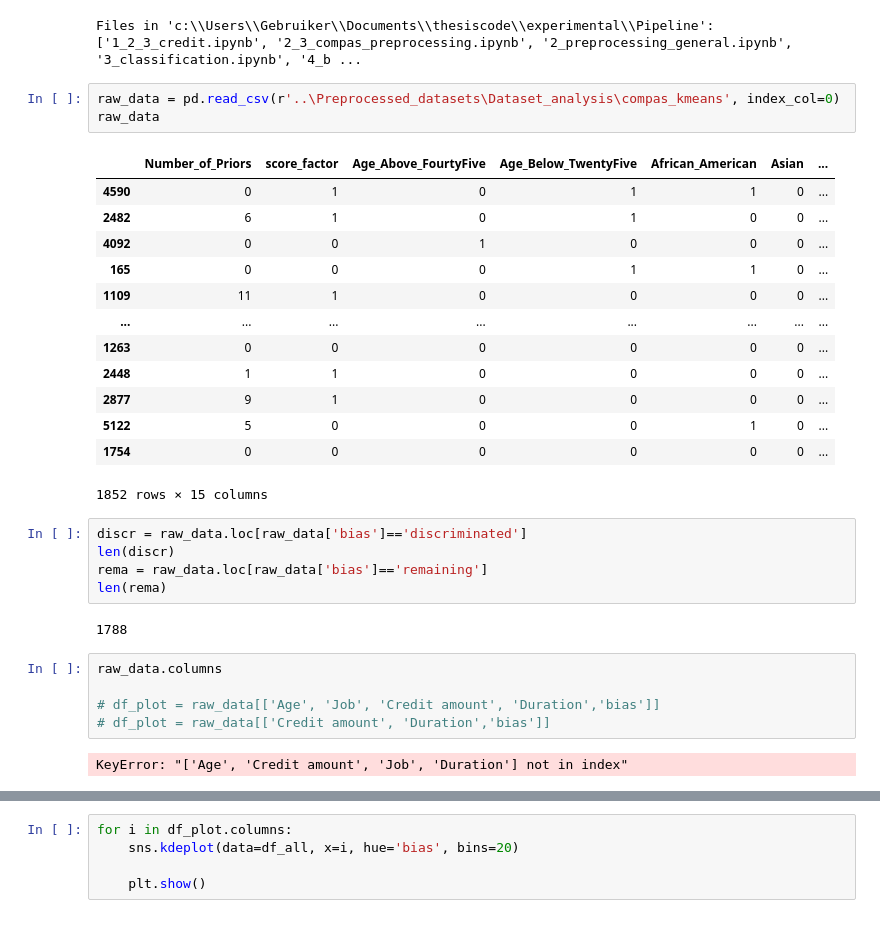
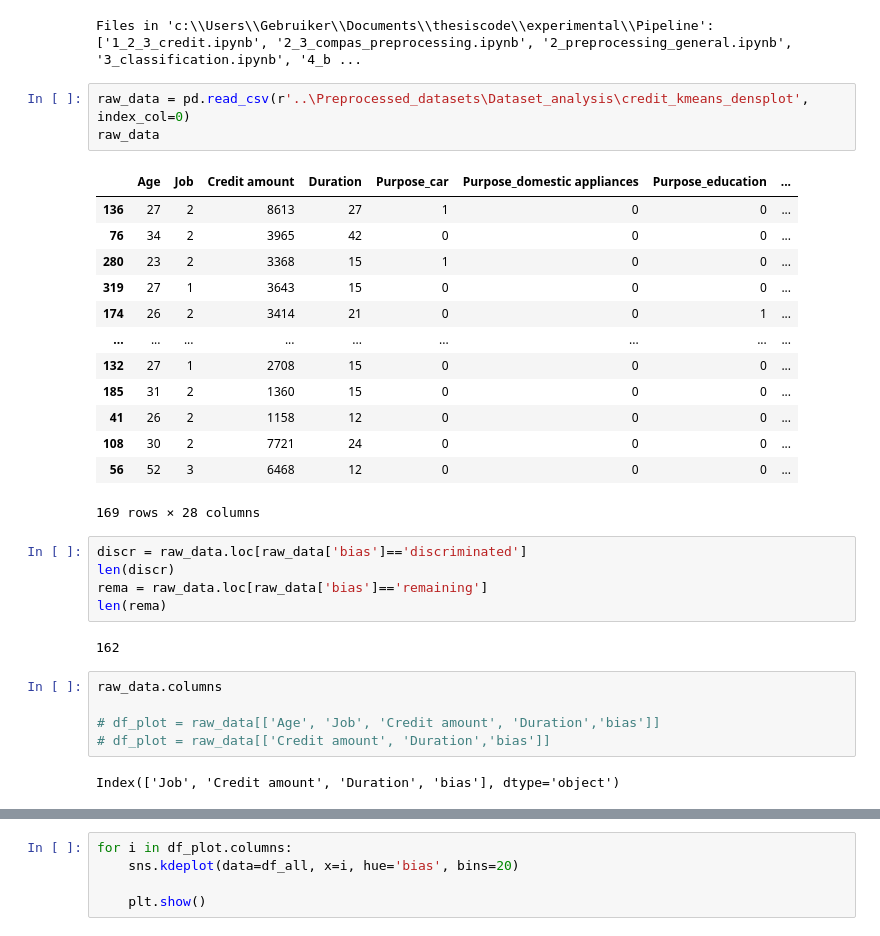
Before and after one commit to Sm2468/msc_thesis, a Jupyter notebook: Pipeline/make_plots.ipynb, the cells around one changed output, grey strips where cells are left out. Saved outputs shown, nothing was run; the diff lists cells and outputs as text.

```diff
--- a/Pipeline/make_plots.ipynb
+++ b/Pipeline/make_plots.ipynb
@@ -27,36 +27,36 @@ print("Files in %r: %s" % (cwd, files))
 # %% [output]
 Files in 'c:\\Users\\Gebruiker\\Documents\\thesiscode\\experimental\\Pipeline': ['1_2_3_credit.ipynb', '2_3_compas_preprocessing.ipynb', '2_preprocessing_general.ipynb', '3_classification.ipynb', '4_b ...
 # %%
-raw_data = pd.read_csv(r'..\Preprocessed_datasets\Dataset_analysis\compas_kmeans', index_col=0)
+raw_data = pd.read_csv(r'..\Preprocessed_datasets\Dataset_analysis\credit_kmeans_densplot', index_col=0)
 raw_data
 # %% [output]
-|  | Number_of_Priors | score_factor | Age_Above_FourtyFive | Age_Below_TwentyFive | African_American | Asian | ... |
-| 4590 | 0 | 1 | 0 | 1 | 1 | 0 | ... |
-| 2482 | 6 | 1 | 0 | 1 | 0 | 0 | ... |
-| 4092 | 0 | 0 | 1 | 0 | 0 | 0 | ... |
-| 165 | 0 | 0 | 0 | 1 | 1 | 0 | ... |
-| 1109 | 11 | 1 | 0 | 0 | 0 | 0 | ... |
-| ... | ... | ... | ... | ... | ... | ... | ... |
-| 1263 | 0 | 0 | 0 | 0 | 0 | 0 | ... |
-| 2448 | 1 | 1 | 0 | 0 | 0 | 0 | ... |
-| 2877 | 9 | 1 | 0 | 0 | 0 | 0 | ... |
-| 5122 | 5 | 0 | 0 | 0 | 1 | 0 | ... |
-| 1754 | 0 | 0 | 0 | 0 | 0 | 0 | ... |
+|  | Age | Job | Credit amount | Duration | Purpose_car | Purpose_domestic appliances | Purpose_education | ... |
+| 136 | 27 | 2 | 8613 | 27 | 1 | 0 | 0 | ... |
+| 76 | 34 | 2 | 3965 | 42 | 0 | 0 | 0 | ... |
+| 280 | 23 | 2 | 3368 | 15 | 1 | 0 | 0 | ... |
+| 319 | 27 | 1 | 3643 | 15 | 0 | 0 | 0 | ... |
+| 174 | 26 | 2 | 3414 | 21 | 0 | 0 | 1 | ... |
+| ... | ... | ... | ... | ... | ... | ... | ... | ... |
+| 132 | 27 | 1 | 2708 | 15 | 0 | 0 | 0 | ... |
+| 185 | 31 | 2 | 1360 | 15 | 0 | 0 | 0 | ... |
+| 41 | 26 | 2 | 1158 | 12 | 0 | 0 | 0 | ... |
+| 108 | 30 | 2 | 7721 | 24 | 0 | 0 | 0 | ... |
+| 56 | 52 | 3 | 6468 | 12 | 0 | 0 | 0 | ... |
-1852 rows × 15 columns
+169 rows × 28 columns
 # %%
 discr = raw_data.loc[raw_data['bias']=='discriminated']
 len(discr)
 rema = raw_data.loc[raw_data['bias']=='remaining']
 len(rema)
 # %% [output]
-1788
+162
 # %%
 raw_data.columns
 
 # df_plot = raw_data[['Age', 'Job', 'Credit amount', 'Duration','bias']]
 # df_plot = raw_data[['Credit amount', 'Duration','bias']]
 # %% [output]
-KeyError: "['Age', 'Credit amount', 'Job', 'Duration'] not in index"
+Index(['Job', 'Credit amount', 'Duration', 'bias'], dtype='object')
 # %%
 fig, ax = plt.subplots(nrows=5, ncols=1, figsize=(10,20))
 # creating a dictionary with one specific color per group:
```
Also changed, not shown: parts of 2 cells of this notebook, 12 other files.
